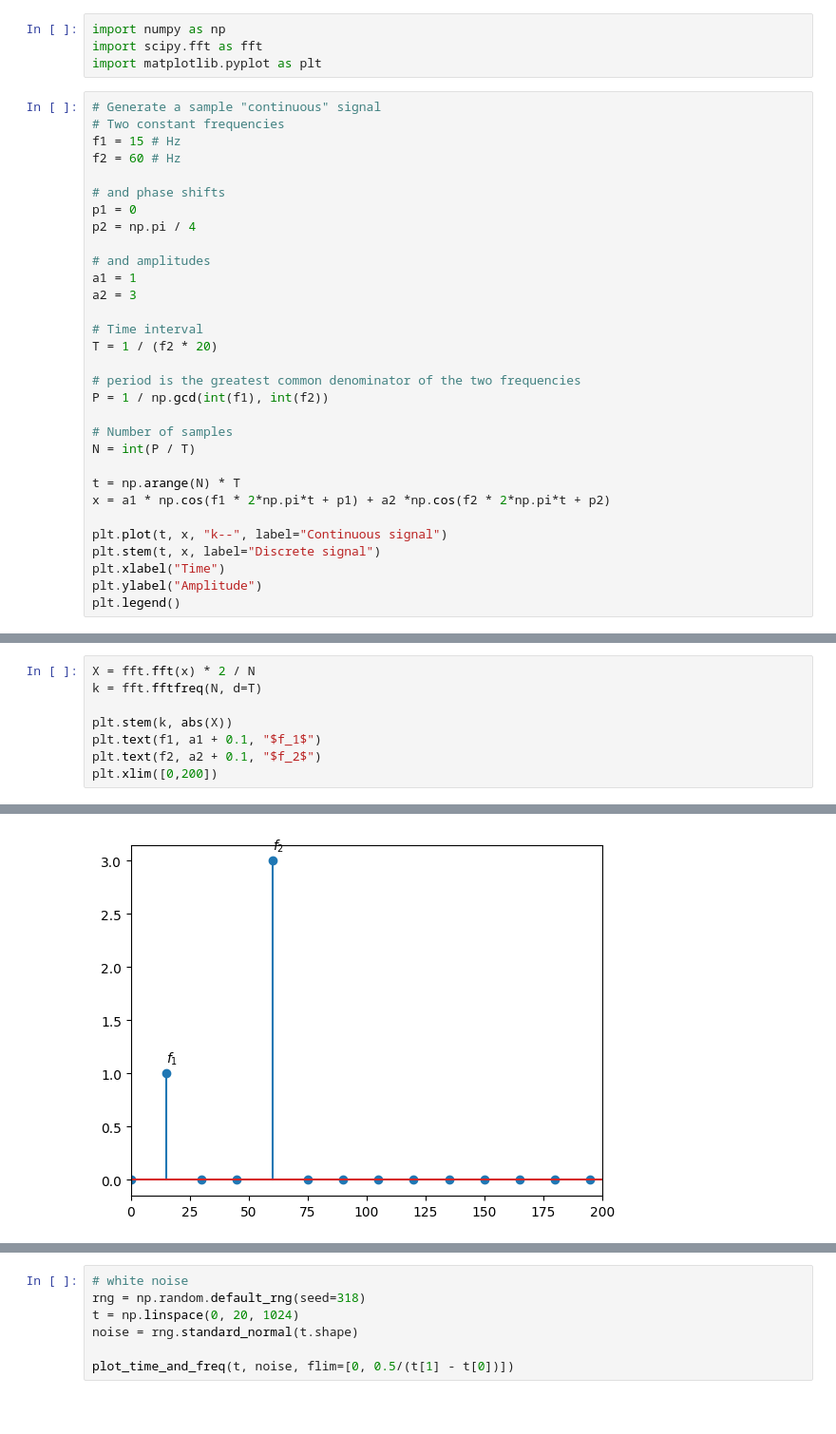
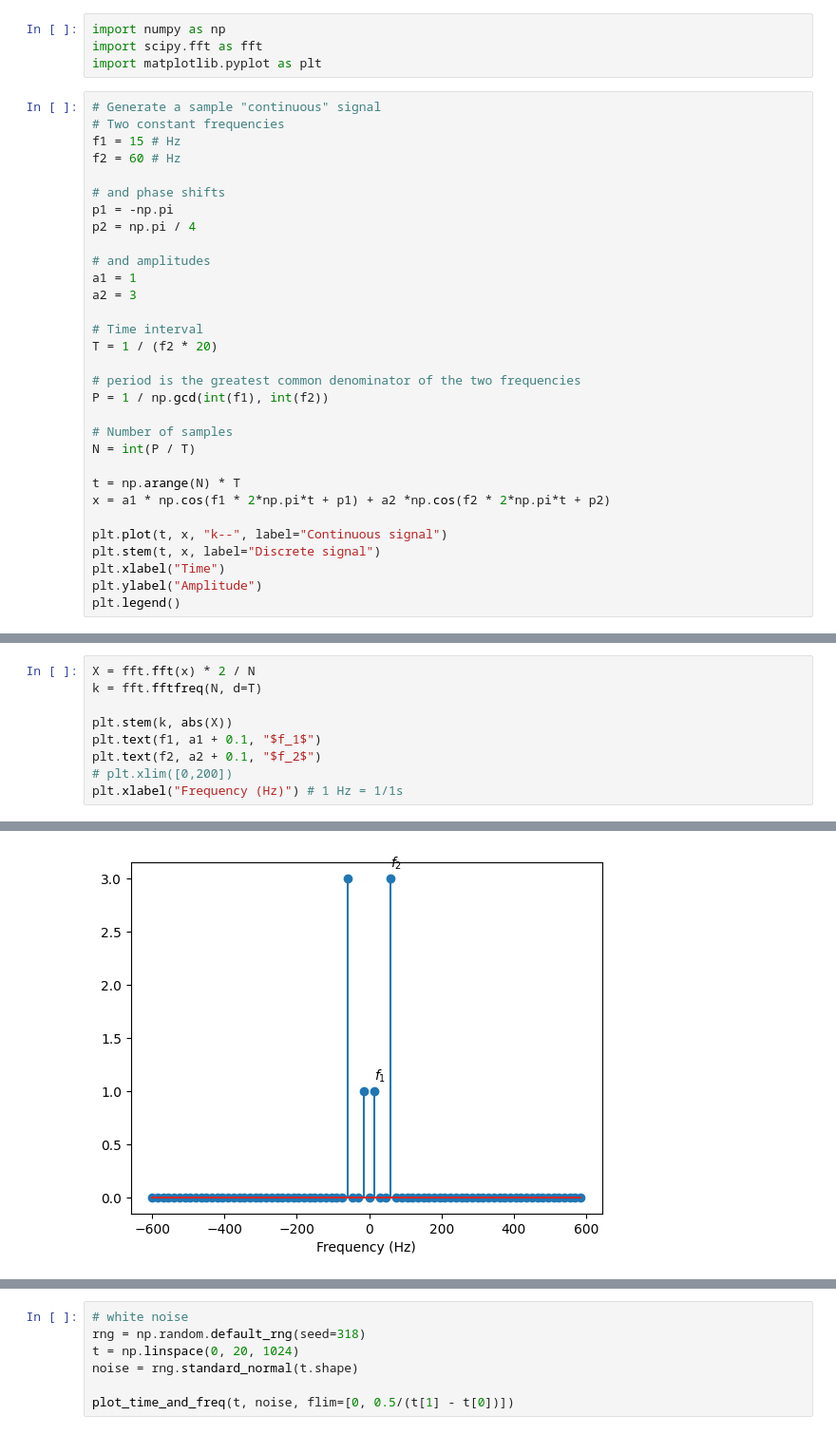
Before and after one commit to mru-data3464/w26, a Jupyter notebook: demo_code/10_signals_audio/signals_1D.ipynb, the cells around one changed output, grey strips where cells are left out. Shown at 95% size. Cells and saved outputs as stored; diff of their text form; blank space fills up the shorter version.

```diff
--- a/demo_code/10_signals_audio/signals_1D.ipynb
+++ b/demo_code/10_signals_audio/signals_1D.ipynb
@@ -9,7 +9,7 @@ f1 = 15 # Hz
 f2 = 60 # Hz
 
 # and phase shifts
-p1 = 0
+p1 = -np.pi
 p2 = np.pi / 4
 
 # and amplitudes
@@ -43,5 +43,6 @@ k = fft.fftfreq(N, d=T)
 plt.stem(k, abs(X))
 plt.text(f1, a1 + 0.1, "$f_1$")
 plt.text(f2, a2 + 0.1, "$f_2$")
-plt.xlim([0,200])
+# plt.xlim([0,200])
+plt.xlabel("Frequency (Hz)") # 1 Hz = 1/1s
 # %% [output]
@@ -49,4 +50,4 @@ plt.xlim([0,200])
-[figure, old version]
+[figure, new version]
 # %%
 # Phase
 mask = abs(X) > 0.1
```
Also changed, not shown: parts of 18 cells of this notebook, 1 other file.
